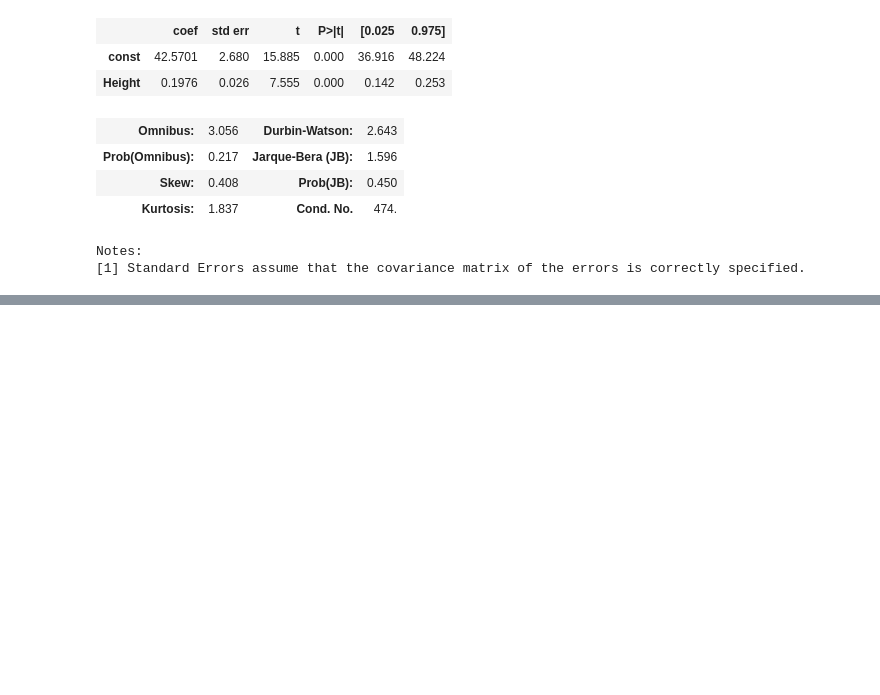
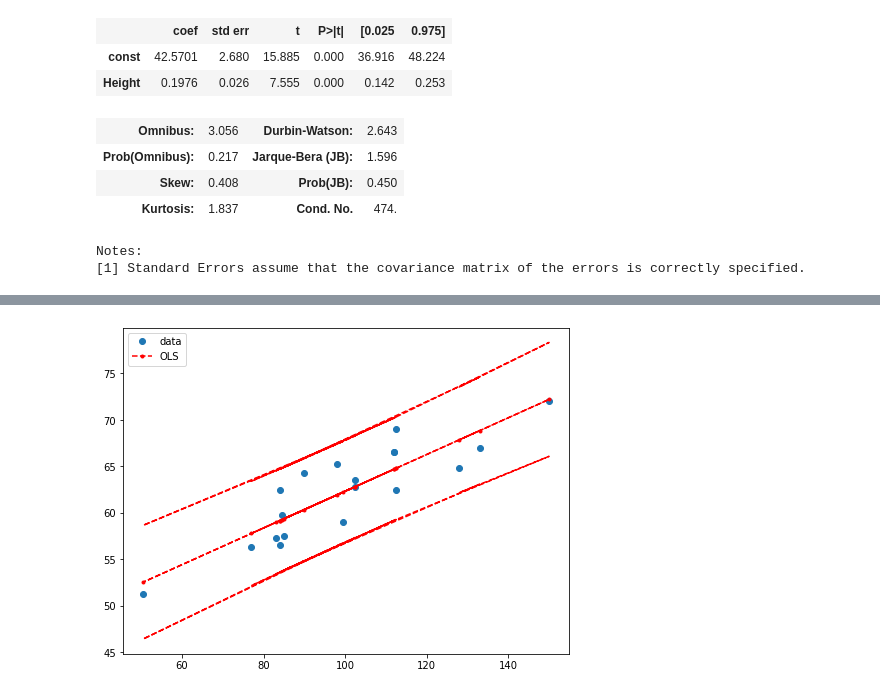
Before and after one commit to mahimai-raja/Data_Analytics, a Jupyter notebook: 02-Basics/Simple_Linear_Regression/lesson_1.ipynb, the cells around one changed output, grey strips where cells are left out. Saved outputs shown, nothing was run; the diff lists cells and outputs as text; code cells hidden in the pictures; blank space fills up the shorter version.

```diff
--- a/02-Basics/Simple_Linear_Regression/lesson_1.ipynb
+++ b/02-Basics/Simple_Linear_Regression/lesson_1.ipynb
@@ -138,0 +141,8 @@ plt.show()
+# %%
+x = data['Height']
+y = data['Weight']
+
+x2 = sm.add_constant(x)
+ols = sm.OLS(y, x2)
+est = ols.fit()
+est.summary() # this gives you a very nicely and comprehensive formatted report
@@ -138,0 +169,5 @@ plt.show()
+# %%
+prstd, iv_l, iv_u = wls_prediction_std(est)
+
+clt = pd.concat([x, y, est.fittedvalues, iv_l, iv_u],keys=['x', 'data', 'fitted', 'lower', 'upper'], axis=1)
+clt
@@ -138,0 +192,10 @@ plt.show()
+# %%
+fig, ax = plt.subplots(figsize=(8,6))
+
+ax.plot(x, y, 'o', label="data")
+ax.plot(x, est.fittedvalues, 'r--.', label="OLS")
+ax.plot(x, iv_u, 'r--')
+ax.plot(x, iv_l, 'r--')
+ax.legend(loc='best');
+# %% [output]
+[figure, added]
```
Also changed, not shown: parts of 15 cells of this notebook.
